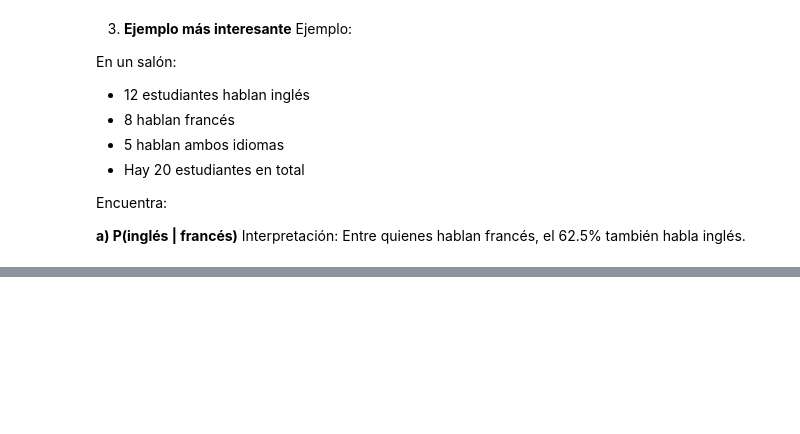
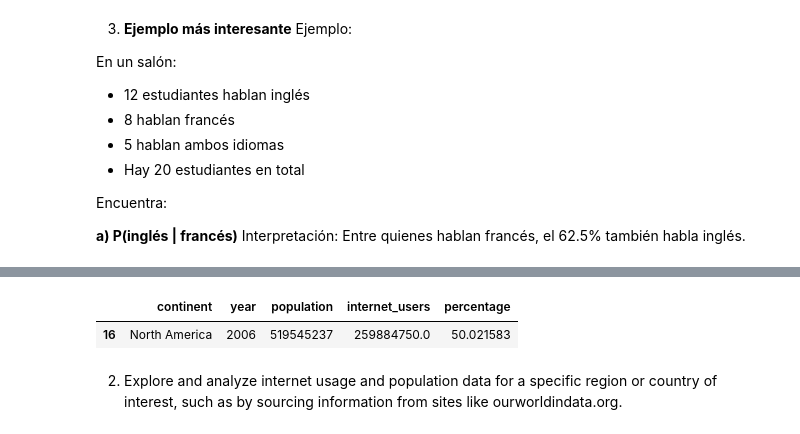
Before and after one commit to Roberto182377/mineriaDeDatos, a Jupyter notebook: Untitled0.ipynb, the cells around one changed output, grey strips where cells are left out. Saved outputs shown, nothing was run; the diff lists cells and outputs as text; code cells hidden in the pictures; blank space fills up the shorter version.

```diff
--- a/Untitled0.ipynb
+++ b/Untitled0.ipynb
@@ -1555,0 +1572,17 @@ Entre quienes hablan francés, el 62.5% también habla inglés.
+# %%
+internet_users_by_continent['continent'].unique()
+population_by_continent['continent'].unique()
+
+internet_users_NA = internet_users_by_continent.query('continent == "North America"')
+population_NA = population_by_continent.query('continent == "North America"')
+
+merged_NA = pd.merge(population_NA, internet_users_NA, on=['continent', 'year'])
+merged_NA['percentage'] = (merged_NA['internet_users'] / merged_NA['population']) * 100
+year_50_pct = merged_NA.query('percentage > 50').sort_values('year').head(1)
+year_50_pct
+#internet_users_NA['internet_users > "population_NA[population]"'].unique
+# %% [output]
+|  | continent | year | population | internet_users | percentage |
+| 16 | North America | 2006 | 519545237 | 259884750.0 | 50.021583 |
+# %% [markdown]
+2. Explore and analyze internet usage and population data for a specific region or country of interest, such as by sourcing information from sites like ourworldindata.org.
```
Also changed, not shown: parts of 7 cells of this notebook.
